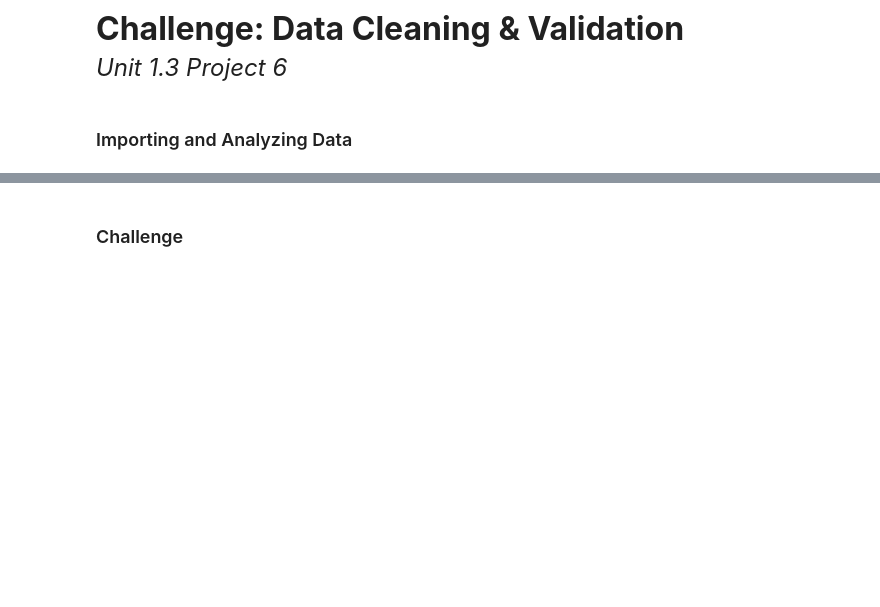
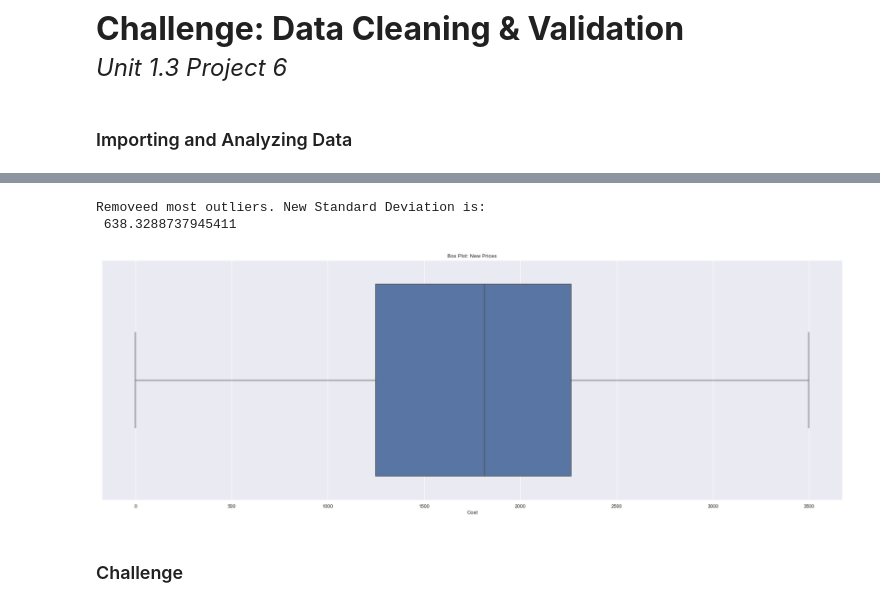
Before and after one commit to jmniet36/Thinkful-Data-Science-Boot-Camp, a Jupyter notebook: Unit 1.3_Project 6_Data Cleaning and Validation.ipynb, the cells around one changed output, grey strips where cells are left out. Saved outputs shown, nothing was run; the diff lists cells and outputs as text; code cells hidden in the pictures; blank space fills up the shorter version.

```diff
--- a/Unit 1.3_Project 6_Data Cleaning and Validation.ipynb
+++ b/Unit 1.3_Project 6_Data Cleaning and Validation.ipynb
@@ -133,0 +250,14 @@ filtered_prices.to_csv(r'C:\Users\nieto\OneDrive\Desktop\Thinkful\Boot Camp\Unit
+# %%
+print('\033[0;30;49mUsing calculated upper threshold value to create new column with values "True" if Cost value is an outlier and "False" if it is not.\n')
+
+#Creating an empty column for outlier information.
+prices['Outlier'] = None
+
+# Iterate over rows
+for idx, row in prices.iterrows():
+    # Update the 'Outlier' column with True if the cost is higher than the threshold value.
+    if row['Cost'] > upper_threshold :
+        prices.loc[idx, 'Outlier'] = True
+    else:
+        prices.loc[idx, 'Outlier'] = False
+prices.head(3)
@@ -133,0 +270,5 @@ filtered_prices.to_csv(r'C:\Users\nieto\OneDrive\Desktop\Thinkful\Boot Camp\Unit
+# %%
+print('\033[0;30;49mDropping "True" values in Outlier column and creating new data frame new_price.\n')
+
+new_price = prices[prices['Outlier'] == False]
+new_price.head(3)
@@ -134,3 +281,20 @@ filtered_prices.to_csv(r'C:\Users\nieto\OneDrive\Desktop\Thinkful\Boot Camp\Unit
+# %%
+print('\033[0;30;49mRemoveed most outliers. New Standard Deviation is:\n', std_price)
+
+# Using seaborne to plot data and find outliers.
+figure, ax = plt.subplots(figsize=(30,10))
+sns.set(style = 'darkgrid')
+
+std_price = new_price['Cost'].std()
+
+# Creating boxplot.
+sns.boxplot(x = new_price['Cost'])
+plt.title('Box Plot: New Prices')
+plt.show()
+# %% [output]
+Removeed most outliers. New Standard Deviation is:
+ 638.3288737945411
+[figure, added]
 # %% [markdown]
 ### Challenge
 # %% [markdown]
```
Also changed, not shown: parts of 23 cells of this notebook.
